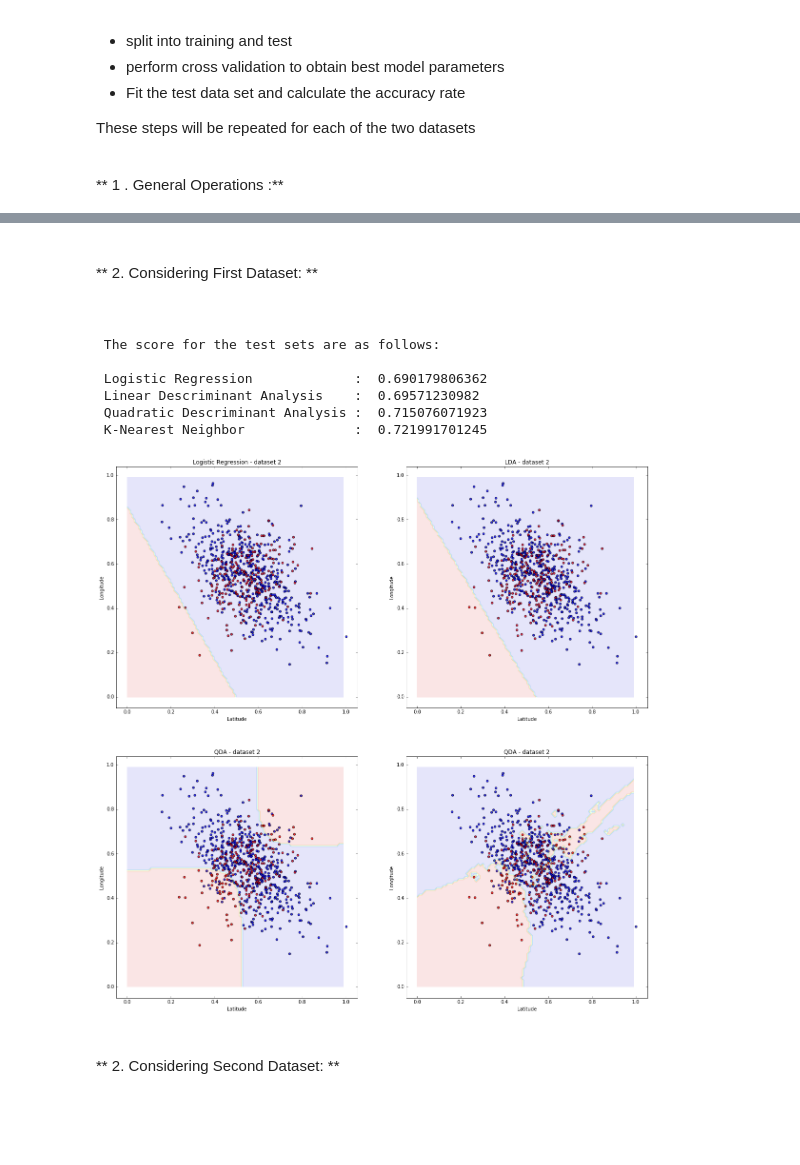
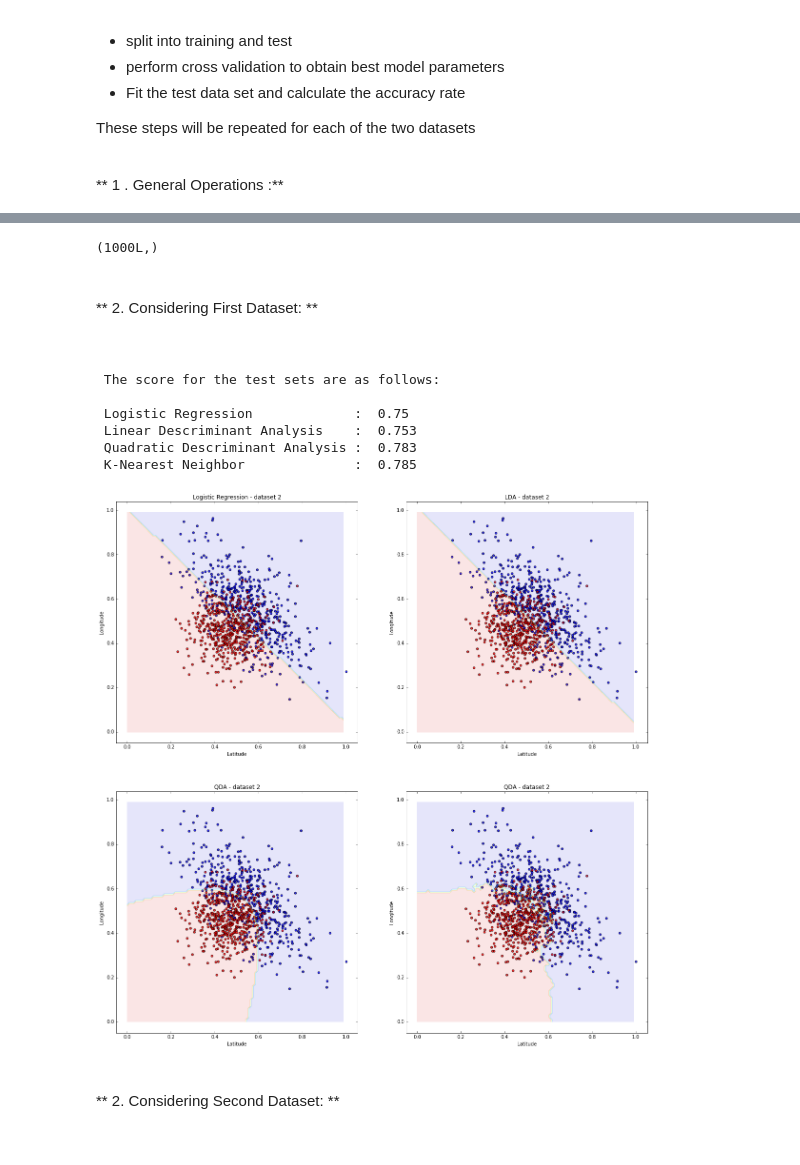
Before and after one commit to alokkshukla/cs109-2, a Jupyter notebook: HW6/Bassily_Hany_cse109a_HW6.ipynb, the cells around one changed output, grey strips where cells are left out. Drawn from its saved outputs; the diff is of its cells as text; code cells hidden in the pictures.

```diff
--- a/HW6/Bassily_Hany_cse109a_HW6.ipynb
+++ b/HW6/Bassily_Hany_cse109a_HW6.ipynb
@@ -1729,14 +1668,40 @@ plt.show()
+# %%
+# Split the data into train and test:
+# -----------------------------------
+
+# split the x
+x2_0_train , x2_0_test = split_x(x2_0, 0.5)
+x2_1_train , x2_1_test = split_x(x2_1, 0.5)
+
+# y for zero
+y2_0_train = np.zeros((x2_0_train.shape[0],))
+y2_0_test  = np.zeros((x2_0_test.shape[0],))
+
+# y for 1
+y2_1_train = np.ones((x2_1_train.shape[0],))
+y2_1_test  = np.ones((x2_1_test.shape[0],))
+
+# x for train
+x2_train = np.concatenate((x2_0_train , x2_1_train) , axis = 0)
+
+# x for test
+x2_test = np.concatenate((x2_0_test, x2_1_test) , axis = 0)
+
+# y for train
+y2_train = np.concatenate((y2_0_train , y2_1_train) , axis = 0)
+
+# y for test
+y2_test = np.concatenate((y2_0_test , y2_1_test) , axis = 0)
+# %% [output]
+(1000L,)
 # %%
 # K-folds Cross Validation function:
 # ---------------------------------
 
-def models_cv (train):
+def models_cv (x_train , y_train):
     # number of folds
     num_folds = 5
 
-    # training data
-    x_train = train[:,:-1]
-    y_train = train[:,-1]
 
     # initiate folds
     kf = KFold(x_train.shape[0] , n_folds = num_folds)
@@ -1822,11 +1787,8 @@ def models_cv (train):
 # Fitting the four models using the best parameters:
 # -------------------------------------------------
 
-# splitting into train and test
-train_2 , test_2 = split_data(data2_raw)
-
 # Parameters array
-parameters , acc = models_cv(train_2)
+parameters , acc = models_cv(x2_train , y2_train)
 
 # values:
 c = parameters[0]
@@ -1843,22 +1805,22 @@ qda_2 = QDA(reg_param = reg_best)
 knn_2 = KNN(n_neighbors = neighbor)
 
 # fit
-model_lr_2 = lr_2.fit(train_2[:, :-1] ,train_2[:, -1])
-model_lda_2 = lda_2.fit(train_2[:, :-1] ,train_2[:, -1])
-model_qda_2 = qda_2.fit(train_2[:, :-1] ,train_2[:, -1])
-model_knn_2 = knn_2.fit(train_2[:, :-1] ,train_2[:, -1])
+model_lr_2 = lr_2.fit(x2_train ,y2_train)
+model_lda_2 = lda_2.fit(x2_train ,y2_train)
+model_qda_2 = qda_2.fit(x2_train ,y2_train)
+model_knn_2 = knn_2.fit(x2_train ,y2_train)
 
 # predict
-y_pred_lr_2 = model_lr_2.predict(test_2[:, :-1])
-y_pred_lda_2 = model_lda_2.predict(test_2[:, :-1])
-y_pred_qda_2 = model_qda_2.predict(test_2[:, :-1])
-y_pred_knn_2 = model_knn_2.predict(test_2[:, :-1])
+y_pred_lr_2 = model_lr_2.predict(x2_test)
+y_pred_lda_2 = model_lda_2.predict(x2_test)
+y_pred_qda_2 = model_qda_2.predict(x2_test)
+y_pred_knn_2 = model_knn_2.predict(x2_test)
 
 # Accurracy
-score_lr2 = model_lr_2.score(test_2[:, :-1] , test_2[:, -1])
-score_lda2 = model_lda_2.score(test_2[:, :-1] , test_2[:, -1])
-score_qda2 = model_qda_2.score(test_2[:, :-1] , test_2[:, -1])
-score_knn2 = model_knn_2.score(test_2[:, :-1] , test_2[:, -1])
+score_lr2 = model_lr_2.score(x2_test , y2_test)
+score_lda2 = model_lda_2.score(x2_test , y2_test)
+score_qda2 = model_qda_2.score(x2_test , y2_test)
+score_knn2 = model_knn_2.score(x2_test , y2_test)
 
 # Output
 print '\n The score for the test sets are as follows: \n'
@@ -1870,38 +1832,39 @@ print ' \n'
 # %% [output]
  The score for the test sets are as follows:
 
- Logistic Regression             :  0.690179806362
- Linear Descriminant Analysis    :  0.69571230982
- Quadratic Descriminant Analysis :  0.715076071923
- K-Nearest Neighbor              :  0.721991701245
+ Logistic Regression             :  0.75
+ Linear Descriminant Analysis    :  0.753
+ Quadratic Descriminant Analysis :  0.783
+ K-Nearest Neighbor              :  0.785
 # %%
 # Visualize Decision boundaries on test sets
 # ------------------------------------------
 
 # general initiation
 fig = plt.figure(figsize = (20,20))
-x = test_2[:, :-1]
-y = test_2[:, -1]
+
+x = x2_test
+y = y2_test
 
 # Plot Logestic Regression
 ax1 = fig.add_subplot(221)
 plot_decision_boundary(x, y, model_lr_2, False, 'Logistic Regression - dataset 2', ax1)
 
 # Plot LDA
 ax2 = fig.add_subplot(222)
 plot_decision_boundary(x, y, model_lda_2, False, 'LDA - dataset 2', ax2)
 
 # Plot QDA
 ax3 = fig.add_subplot(223)
 plot_decision_boundary(x, y, model_qda_2, False, 'QDA - dataset 2', ax3)
 
 # Plot k-NN
 ax4 = fig.add_subplot(224)
 plot_decision_boundary(x, y, model_knn_2, False, 'QDA - dataset 2', ax4)
 
 plt.show()
 # %% [output]
-[figure, old version]
+[figure, new version]
 # %% [markdown]
 <br>
 
```
Also changed, not shown: parts of 12 cells of this notebook.
